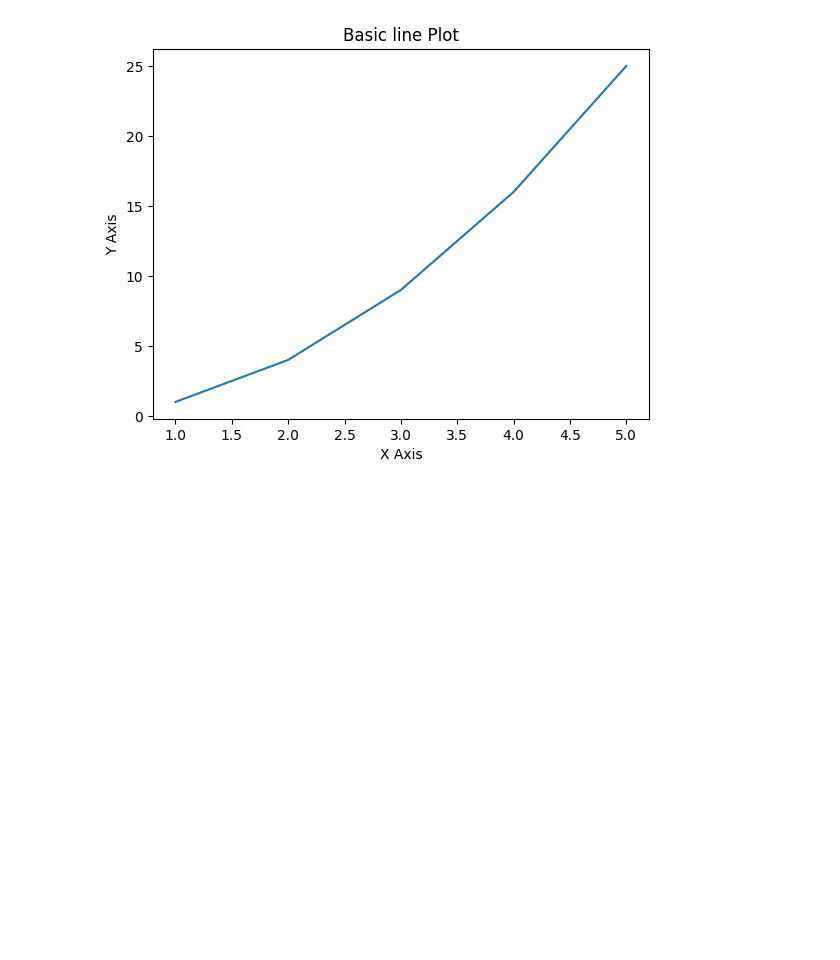
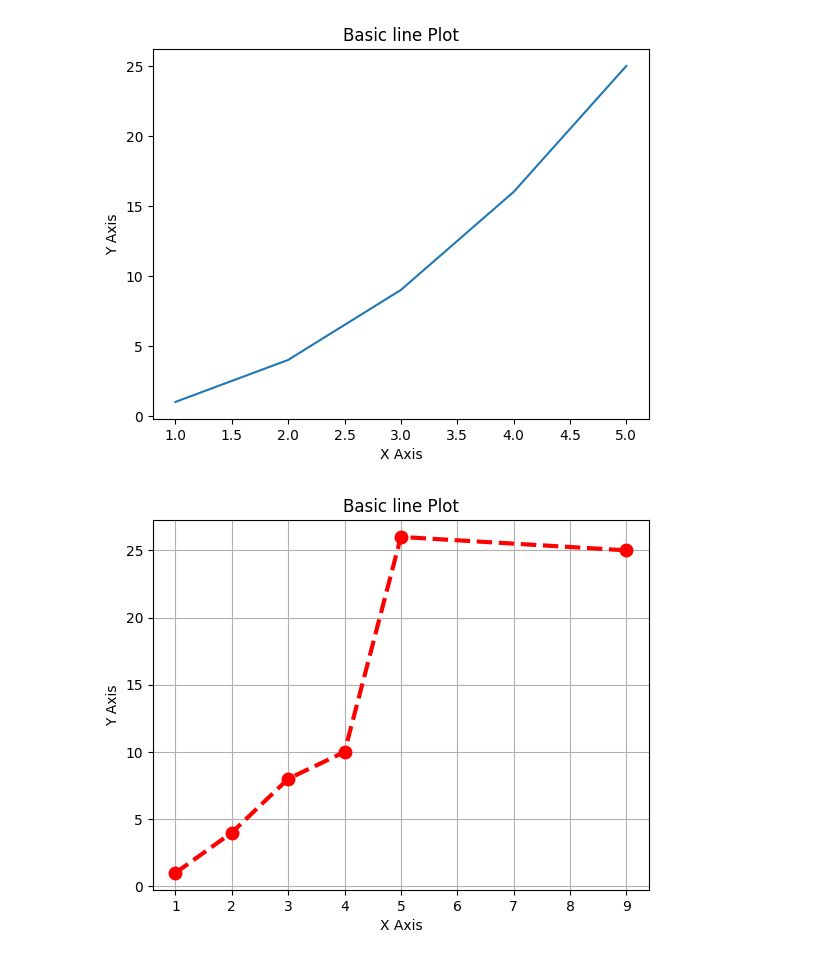
Before and after one commit to rajpuranirali/DS, a Jupyter notebook: DA/matplotlib.ipynb, the cells around one changed output. Saved outputs shown, nothing was run; the diff lists cells and outputs as text; code cells hidden in the pictures; blank space fills up the shorter version.

```diff
--- a/DA/matplotlib.ipynb
+++ b/DA/matplotlib.ipynb
@@ -25,3 +25,14 @@ plt.title('Basic line Plot')
 # %% [output]
 Text(0.5, 1.0, 'Basic line Plot')
 [figure]
+# %%
+# customized a line plot
+x = [1,2,3,4,5,9]
+y = [1,4,8,10,26,25]
+plt.plot(x,y, color='red', linestyle =  '--', marker='o',linewidth =3 ,markersize = '9') #marker = '*'
+plt.xlabel('X Axis')
+plt.ylabel('Y Axis')
+plt.title('Basic line Plot')
+plt.grid(True)
+# %% [output]
+[figure, added]
```
Also changed, not shown: parts of 4 cells of this notebook.
